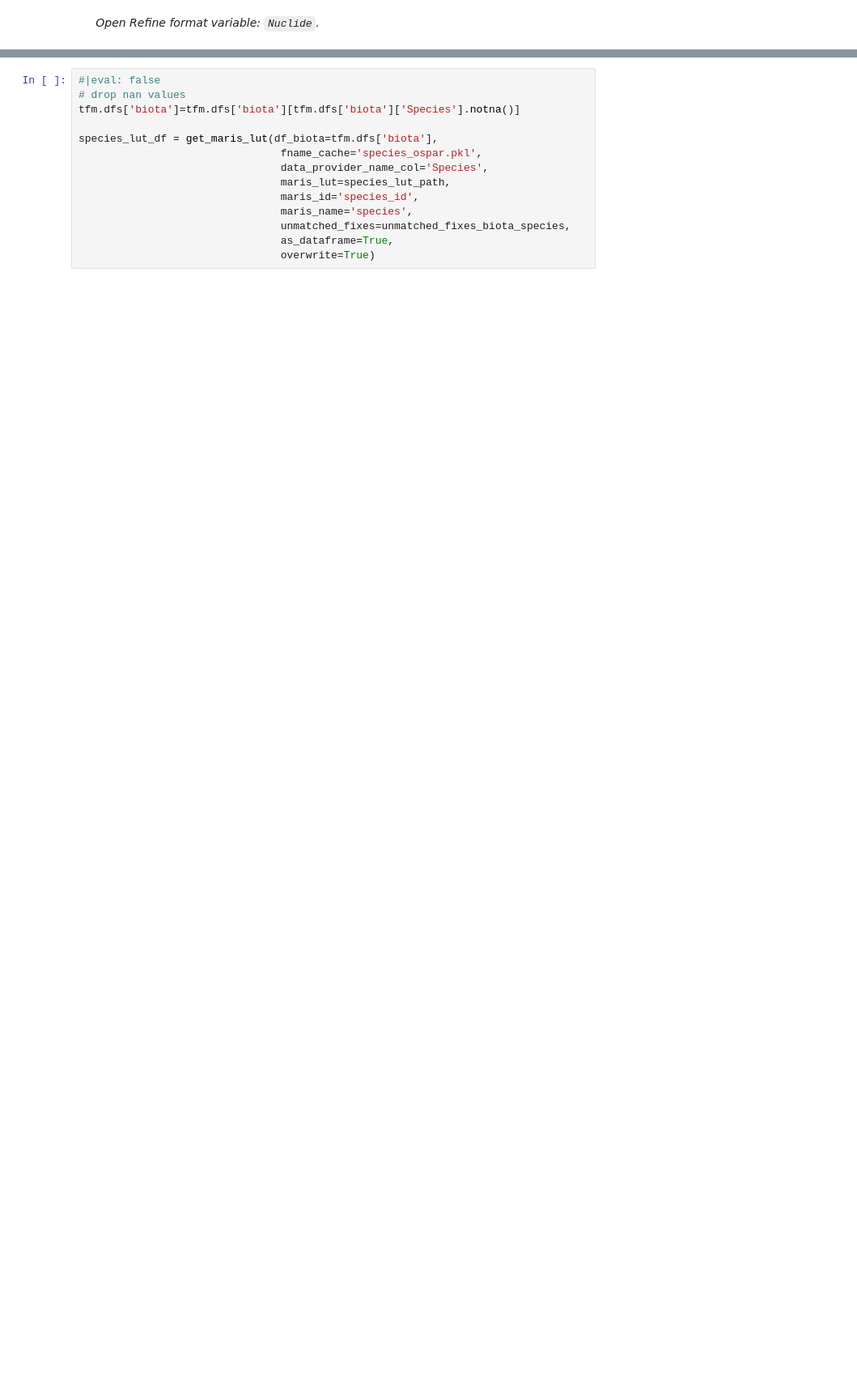
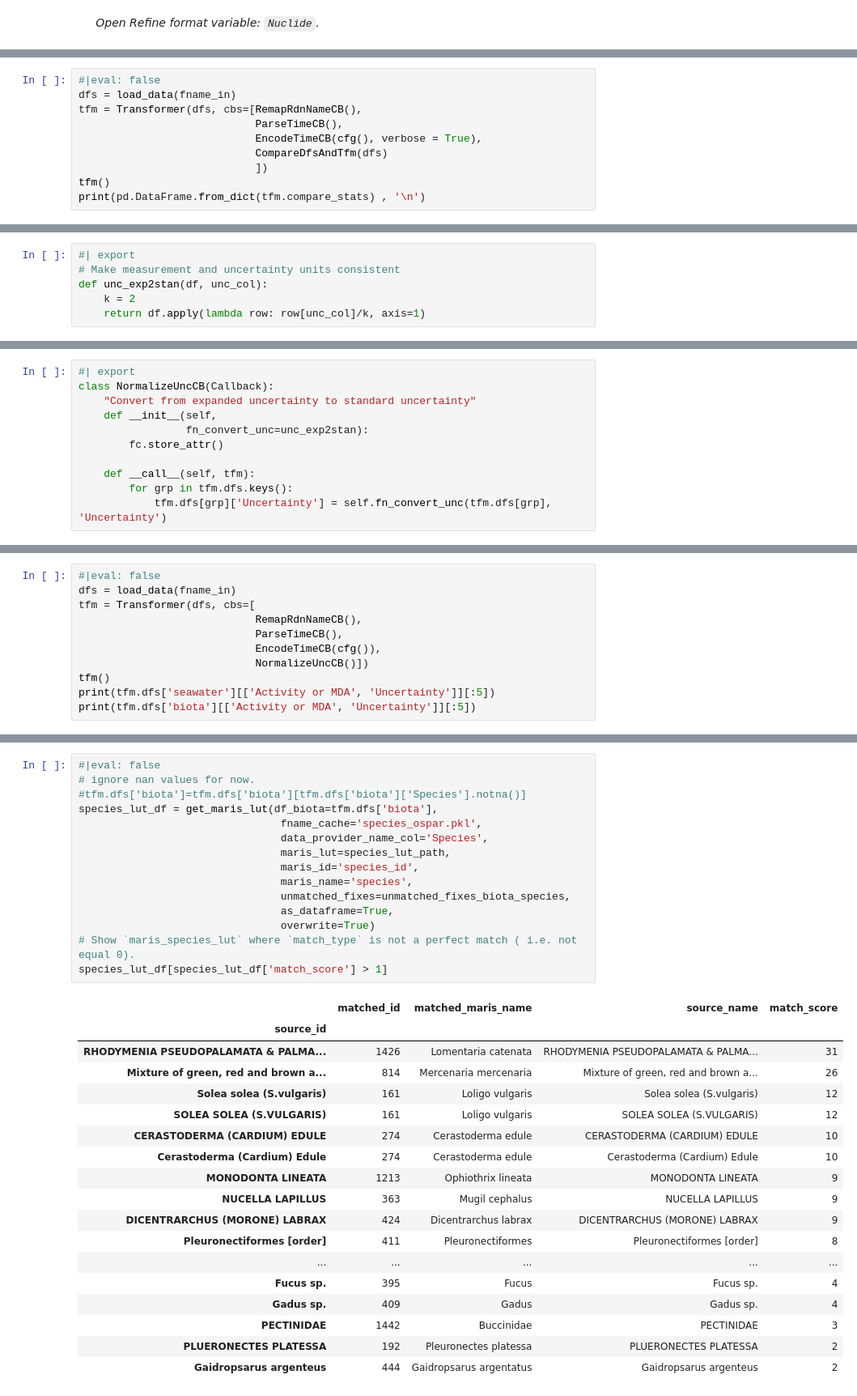
Before and after one commit to niallmurphy93/marisco, a Jupyter notebook: nbs/handlers/ospar.ipynb, the cells around one changed output, grey strips where cells are left out. Shown: that part at 81% size. Saved outputs shown, nothing was run; the diff lists cells and outputs as text; blank space fills up the shorter version.

```diff
--- a/nbs/handlers/ospar.ipynb
+++ b/nbs/handlers/ospar.ipynb
@@ -948,0 +887,10 @@ Name: time, dtype: datetime64[ns]
+# %%
+#|eval: false
+dfs = load_data(fname_in)
+tfm = Transformer(dfs, cbs=[RemapRdnNameCB(),
+                            ParseTimeCB(),
+                            EncodeTimeCB(cfg(), verbose = True),
+                            CompareDfsAndTfm(dfs)
+                            ])
+tfm()
+print(pd.DataFrame.from_dict(tfm.compare_stats) , '\n')
@@ -948,0 +915,6 @@ Name: time, dtype: datetime64[ns]
+# %%
+#| export
+# Make measurement and uncertainty units consistent
+def unc_exp2stan(df, unc_col):
+    k = 2
+    return df.apply(lambda row: row[unc_col]/k, axis=1)
@@ -948,0 +923,11 @@ Name: time, dtype: datetime64[ns]
+# %%
+#| export
+class NormalizeUncCB(Callback):
+    "Convert from expanded uncertainty to standard uncertainty"
+    def __init__(self,
+                 fn_convert_unc=unc_exp2stan):
+        fc.store_attr()
+
+    def __call__(self, tfm):
+        for grp in tfm.dfs.keys():
+            tfm.dfs[grp]['Uncertainty'] = self.fn_convert_unc(tfm.dfs[grp], 'Uncertainty')
@@ -948,0 +936,11 @@ Name: time, dtype: datetime64[ns]
+# %%
+#|eval: false
+dfs = load_data(fname_in)
+tfm = Transformer(dfs, cbs=[
+                            RemapRdnNameCB(),
+                            ParseTimeCB(),
+                            EncodeTimeCB(cfg()),
+                            NormalizeUncCB()])
+tfm()
+print(tfm.dfs['seawater'][['Activity or MDA', 'Uncertainty']][:5])
+print(tfm.dfs['biota'][['Activity or MDA', 'Uncertainty']][:5])
@@ -1006,14 +1025,34 @@ Path('/Users/franckalbinet/.marisco/lut/dbo_species_cleaned.xlsx')
 # %%
 #|eval: false
-# drop nan values
-tfm.dfs['biota']=tfm.dfs['biota'][tfm.dfs['biota']['Species'].notna()]
-
+# ignore nan values for now.
+#tfm.dfs['biota']=tfm.dfs['biota'][tfm.dfs['biota']['Species'].notna()]
 species_lut_df = get_maris_lut(df_biota=tfm.dfs['biota'],
                                 fname_cache='species_ospar.pkl',
                                 data_provider_name_col='Species',
                                 maris_lut=species_lut_path,
                                 maris_id='species_id',
                                 maris_name='species',
                                 unmatched_fixes=unmatched_fixes_biota_species,
                                 as_dataframe=True,
                                 overwrite=True)
+# Show `maris_species_lut` where `match_type` is not a perfect match ( i.e. not equal 0).
+species_lut_df[species_lut_df['match_score'] > 1]
+# %% [output]
+|  | matched_id | matched_maris_name | source_name | match_score |
+| source_id |  |  |  |  |
+| RHODYMENIA PSEUDOPALAMATA & PALMA... | 1426 | Lomentaria catenata | RHODYMENIA PSEUDOPALAMATA & PALMA... | 31 |
+| Mixture of green, red and brown a... | 814 | Mercenaria mercenaria | Mixture of green, red and brown a... | 26 |
+| Solea solea (S.vulgaris) | 161 | Loligo vulgaris | Solea solea (S.vulgaris) | 12 |
+| SOLEA SOLEA (S.VULGARIS) | 161 | Loligo vulgaris | SOLEA SOLEA (S.VULGARIS) | 12 |
+| CERASTODERMA (CARDIUM) EDULE | 274 | Cerastoderma edule | CERASTODERMA (CARDIUM) EDULE | 10 |
+| Cerastoderma (Cardium) Edule | 274 | Cerastoderma edule | Cerastoderma (Cardium) Edule | 10 |
+| MONODONTA LINEATA | 1213 | Ophiothrix lineata | MONODONTA LINEATA | 9 |
+| NUCELLA LAPILLUS | 363 | Mugil cephalus | NUCELLA LAPILLUS | 9 |
+| DICENTRARCHUS (MORONE) LABRAX | 424 | Dicentrarchus labrax | DICENTRARCHUS (MORONE) LABRAX | 9 |
+| Pleuronectiformes [order] | 411 | Pleuronectiformes | Pleuronectiformes [order] | 8 |
+| ... | ... | ... | ... | ... |
+| Fucus sp. | 395 | Fucus | Fucus sp. | 4 |
+| Gadus sp. | 409 | Gadus | Gadus sp. | 4 |
+| PECTINIDAE | 1442 | Buccinidae | PECTINIDAE | 3 |
+| PLUERONECTES PLATESSA | 192 | Pleuronectes platessa | PLUERONECTES PLATESSA | 2 |
+| Gaidropsarus argenteus | 444 | Gaidropsarus argentatus | Gaidropsarus argenteus | 2 |
```
Also changed, not shown: parts of 306 cells of this notebook, 1 other file.
